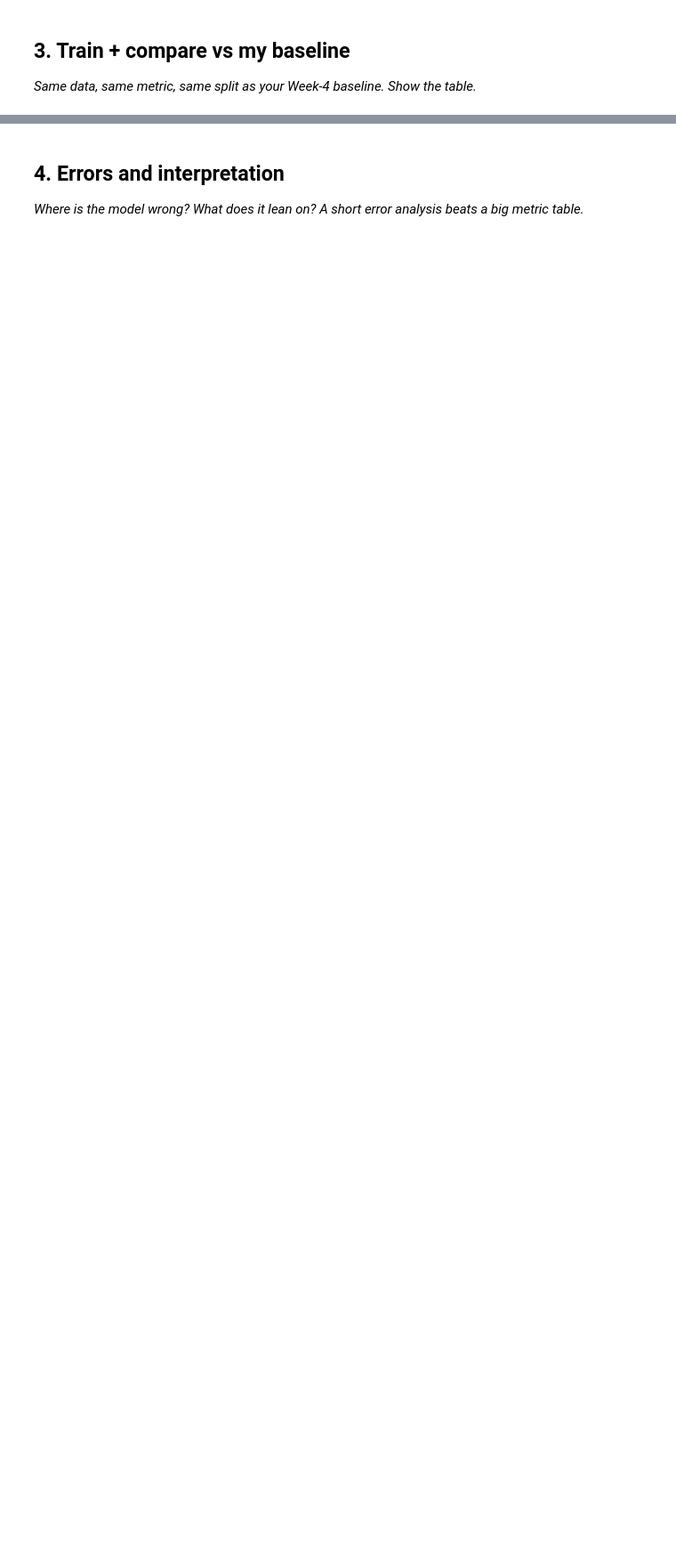
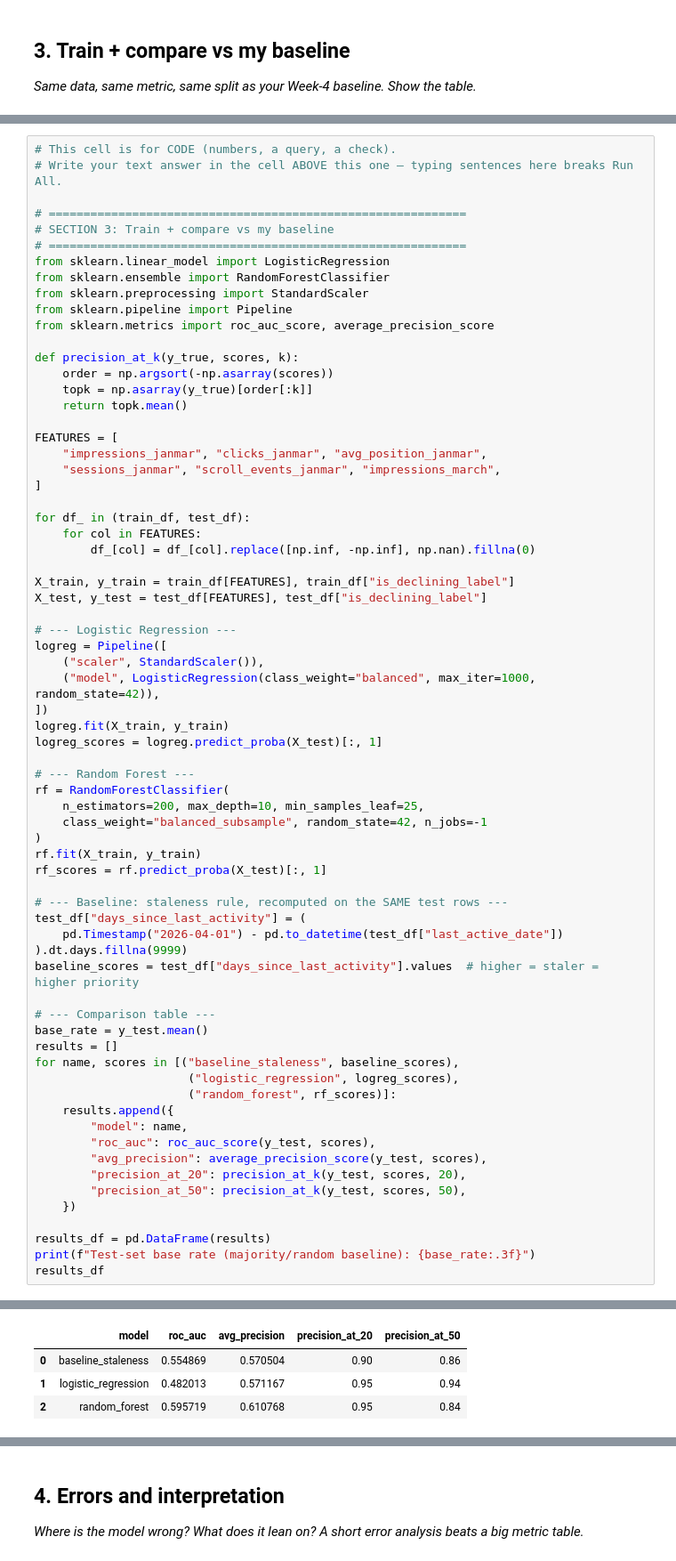
Before and after one commit to yashizhenya755-dev/flyrank-ml-internship, a Jupyter notebook: work/notebooks/w05_model.ipynb, the cells around one changed output, grey strips where cells are left out. Shown at 89% size. Cells and saved outputs as stored; diff of their text form; blank space fills up the shorter version.

```diff
--- a/work/notebooks/w05_model.ipynb
+++ b/work/notebooks/w05_model.ipynb
@@ -29,0 +176,70 @@ This skeleton is yours to fill. Work the sections **in order** — each one has
+# %%
+# This cell is for CODE (numbers, a query, a check).
+# Write your text answer in the cell ABOVE this one — typing sentences here breaks Run All.
+
+# ============================================================
+# SECTION 3: Train + compare vs my baseline
+# ============================================================
+from sklearn.linear_model import LogisticRegression
+from sklearn.ensemble import RandomForestClassifier
+from sklearn.preprocessing import StandardScaler
+from sklearn.pipeline import Pipeline
+from sklearn.metrics import roc_auc_score, average_precision_score
+
+def precision_at_k(y_true, scores, k):
+    order = np.argsort(-np.asarray(scores))
+    topk = np.asarray(y_true)[order[:k]]
+    return topk.mean()
+
+FEATURES = [
+    "impressions_janmar", "clicks_janmar", "avg_position_janmar",
+    "sessions_janmar", "scroll_events_janmar", "impressions_march",
+]
+
+for df_ in (train_df, test_df):
+    for col in FEATURES:
+        df_[col] = df_[col].replace([np.inf, -np.inf], np.nan).fillna(0)
+
+X_train, y_train = train_df[FEATURES], train_df["is_declining_label"]
+X_test, y_test = test_df[FEATURES], test_df["is_declining_label"]
+
+# --- Logistic Regression ---
+logreg = Pipeline([
+    ("scaler", StandardScaler()),
+    ("model", LogisticRegression(class_weight="balanced", max_iter=1000, random_state=42)),
+])
+logreg.fit(X_train, y_train)
+logreg_scores = logreg.predict_proba(X_test)[:, 1]
+
+# --- Random Forest ---
+rf = RandomForestClassifier(
+    n_estimators=200, max_depth=10, min_samples_leaf=25,
+    class_weight="balanced_subsample", random_state=42, n_jobs=-1
+)
+rf.fit(X_train, y_train)
+rf_scores = rf.predict_proba(X_test)[:, 1]
+
+# --- Baseline: staleness rule, recomputed on the SAME test rows ---
+test_df["days_since_last_activity"] = (
+    pd.Timestamp("2026-04-01") - pd.to_datetime(test_df["last_active_date"])
+).dt.days.fillna(9999)
+baseline_scores = test_df["days_since_last_activity"].values  # higher = staler = higher priority
+
+# --- Comparison table ---
+base_rate = y_test.mean()
+results = []
+for name, scores in [("baseline_staleness", baseline_scores),
+                      ("logistic_regression", logreg_scores),
+                      ("random_forest", rf_scores)]:
+    results.append({
+        "model": name,
+        "roc_auc": roc_auc_score(y_test, scores),
+        "avg_precision": average_precision_score(y_test, scores),
+        "precision_at_20": precision_at_k(y_test, scores, 20),
+        "precision_at_50": precision_at_k(y_test, scores, 50),
+    })
+
+results_df = pd.DataFrame(results)
+print(f"Test-set base rate (majority/random baseline): {base_rate:.3f}")
+results_df
+# %% [output]
@@ -29,0 +247,4 @@ This skeleton is yours to fill. Work the sections **in order** — each one has
+|  | model | roc_auc | avg_precision | precision_at_20 | precision_at_50 |
+| 0 | baseline_staleness | 0.554869 | 0.570504 | 0.90 | 0.86 |
+| 1 | logistic_regression | 0.482013 | 0.571167 | 0.95 | 0.94 |
+| 2 | random_forest | 0.595719 | 0.610768 | 0.95 | 0.84 |
```
Also changed, not shown: parts of 14 cells of this notebook.
